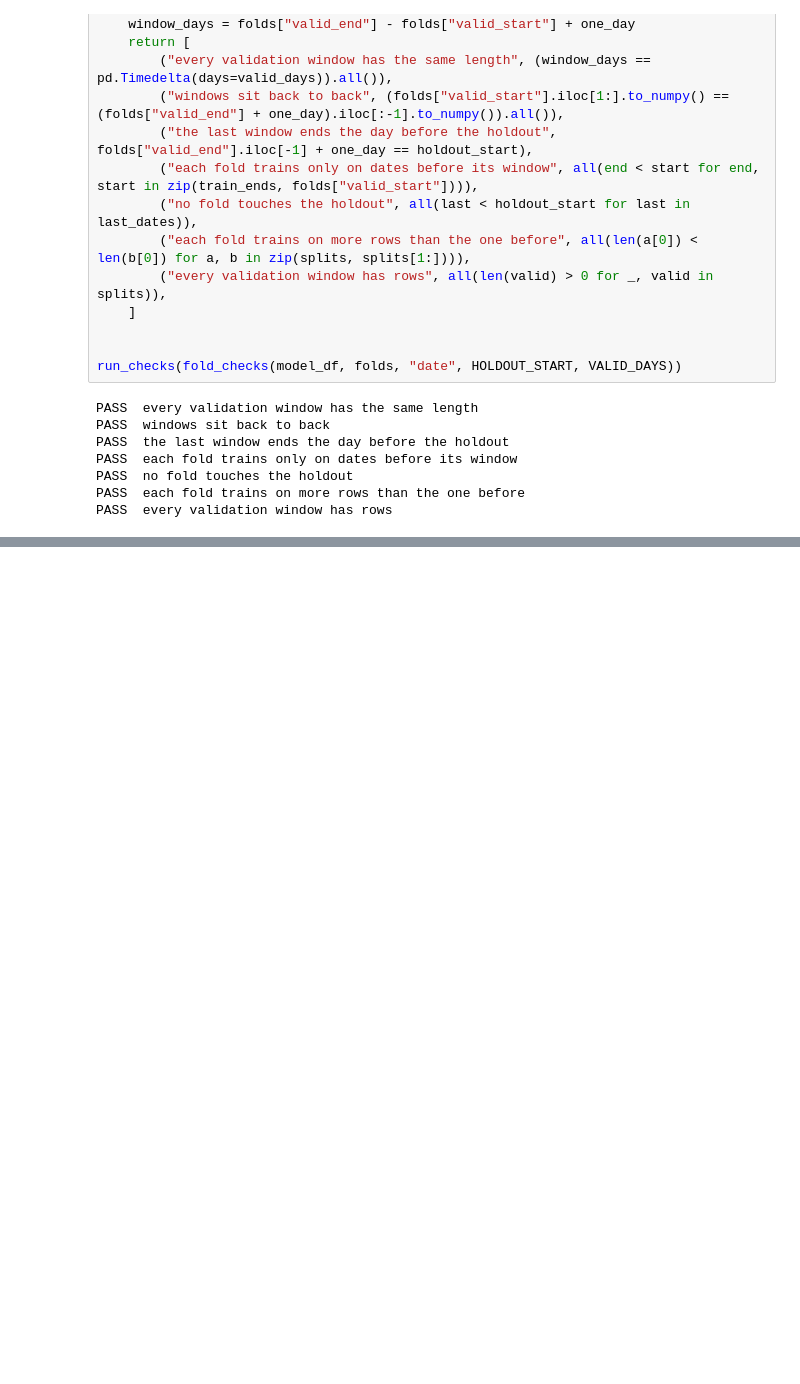
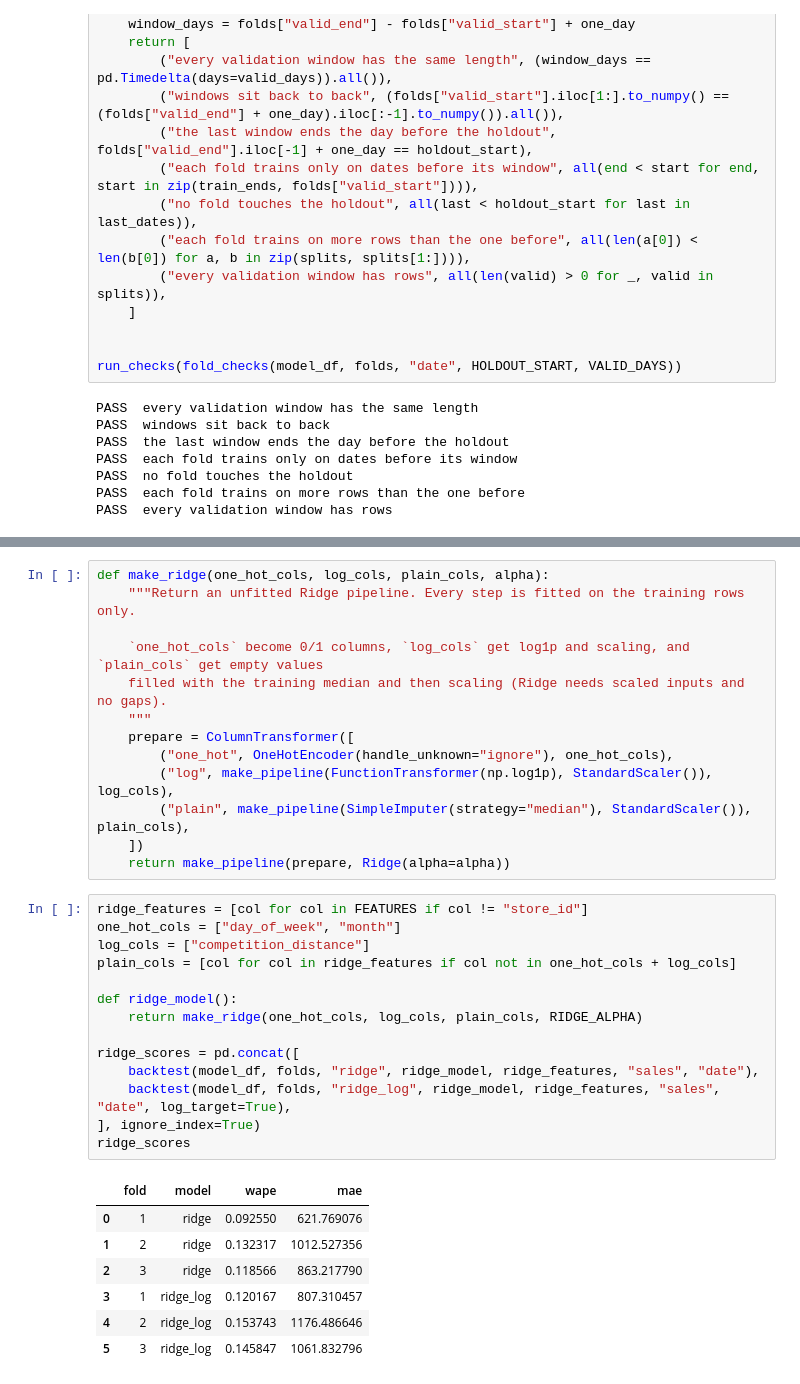
Before and after one commit to rimvelvet31/rossmann-retail-demand-forecasting, a Jupyter notebook: notebooks/notebook.ipynb, the cells around one changed output, grey strips where cells are left out. Cells and saved outputs as stored; diff of their text form; blank space fills up the shorter version.

```diff
--- a/notebooks/notebook.ipynb
+++ b/notebooks/notebook.ipynb
@@ -2348,0 +2471,35 @@ PASS  every validation window has rows
+# %%
+def make_ridge(one_hot_cols, log_cols, plain_cols, alpha):
+    """Return an unfitted Ridge pipeline. Every step is fitted on the training rows only.
+
+    `one_hot_cols` become 0/1 columns, `log_cols` get log1p and scaling, and `plain_cols` get empty values
+    filled with the training median and then scaling (Ridge needs scaled inputs and no gaps).
+    """
+    prepare = ColumnTransformer([
+        ("one_hot", OneHotEncoder(handle_unknown="ignore"), one_hot_cols),
+        ("log", make_pipeline(FunctionTransformer(np.log1p), StandardScaler()), log_cols),
+        ("plain", make_pipeline(SimpleImputer(strategy="median"), StandardScaler()), plain_cols),
+    ])
+    return make_pipeline(prepare, Ridge(alpha=alpha))
+# %%
+ridge_features = [col for col in FEATURES if col != "store_id"]
+one_hot_cols = ["day_of_week", "month"]
+log_cols = ["competition_distance"]
+plain_cols = [col for col in ridge_features if col not in one_hot_cols + log_cols]
+
+def ridge_model():
+    return make_ridge(one_hot_cols, log_cols, plain_cols, RIDGE_ALPHA)
+
+ridge_scores = pd.concat([
+    backtest(model_df, folds, "ridge", ridge_model, ridge_features, "sales", "date"),
+    backtest(model_df, folds, "ridge_log", ridge_model, ridge_features, "sales", "date", log_target=True),
+], ignore_index=True)
+ridge_scores
+# %% [output]
+|  | fold | model | wape | mae |
+| 0 | 1 | ridge | 0.092550 | 621.769076 |
+| 1 | 2 | ridge | 0.132317 | 1012.527356 |
+| 2 | 3 | ridge | 0.118566 | 863.217790 |
+| 3 | 1 | ridge_log | 0.120167 | 807.310457 |
+| 4 | 2 | ridge_log | 0.153743 | 1176.486646 |
+| 5 | 3 | ridge_log | 0.145847 | 1061.832796 |
```
Also changed, not shown: parts of 20 cells of this notebook.
